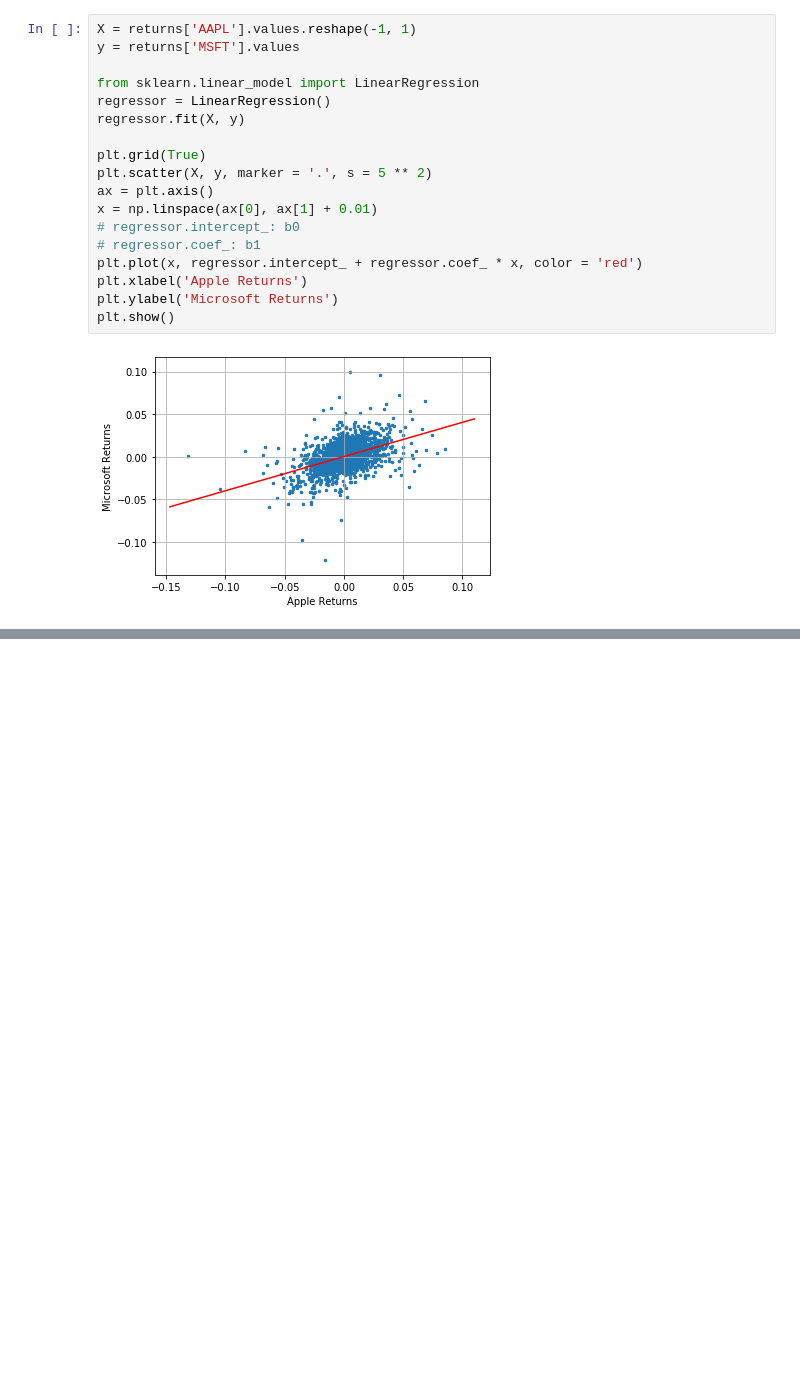
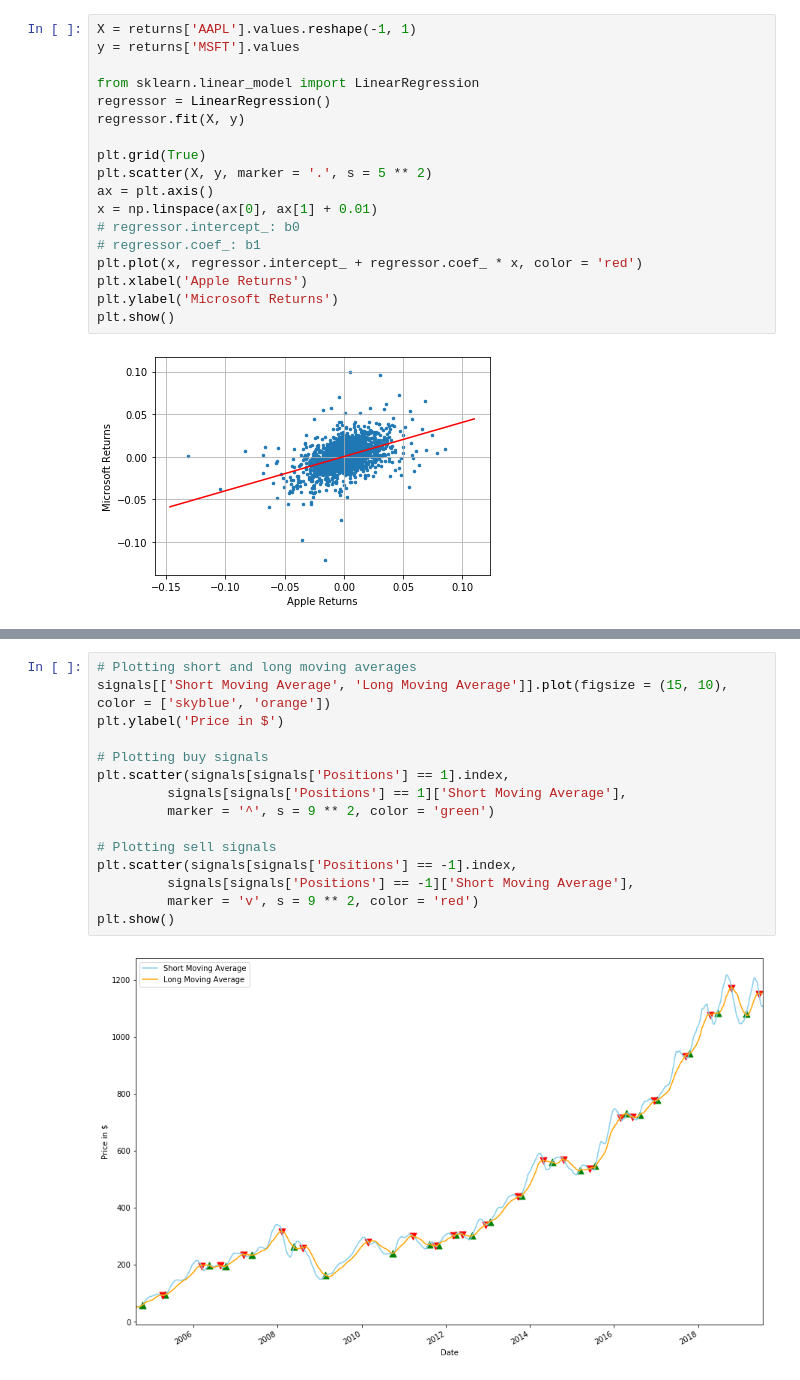
Before and after one commit to mehrakartik/sma-crossover-strategy, a Jupyter notebook: Practice_K.ipynb, the cells around one changed output, grey strips where cells are left out. Drawn from its saved outputs; the diff is of its cells as text; blank space fills up the shorter version.

```diff
--- a/Practice_K.ipynb
+++ b/Practice_K.ipynb
@@ -330,3 +329,20 @@ See the caveats in the documentation: http://pandas.pydata.org/pandas-docs/stabl
 | 2004-08-23 | 0 | 52.810387 | 52.810387 | 0.0 |
 | 2004-08-24 | 0 | 52.667588 | 52.667588 | 0.0 |
 | 2004-08-25 | 0 | 52.694488 | 52.694488 | 0.0 |
+# %%
+# Plotting short and long moving averages
+signals[['Short Moving Average', 'Long Moving Average']].plot(figsize = (15, 10), color = ['skyblue', 'orange'])
+plt.ylabel('Price in $')
+
+# Plotting buy signals
+plt.scatter(signals[signals['Positions'] == 1].index,
+         signals[signals['Positions'] == 1]['Short Moving Average'],
+         marker = '^', s = 9 ** 2, color = 'green')
+
+# Plotting sell signals
+plt.scatter(signals[signals['Positions'] == -1].index,
+         signals[signals['Positions'] == -1]['Short Moving Average'],
+         marker = 'v', s = 9 ** 2, color = 'red')
+plt.show()
+# %% [output]
+[figure, added]
```
Also changed, not shown: parts of 7 cells of this notebook.
